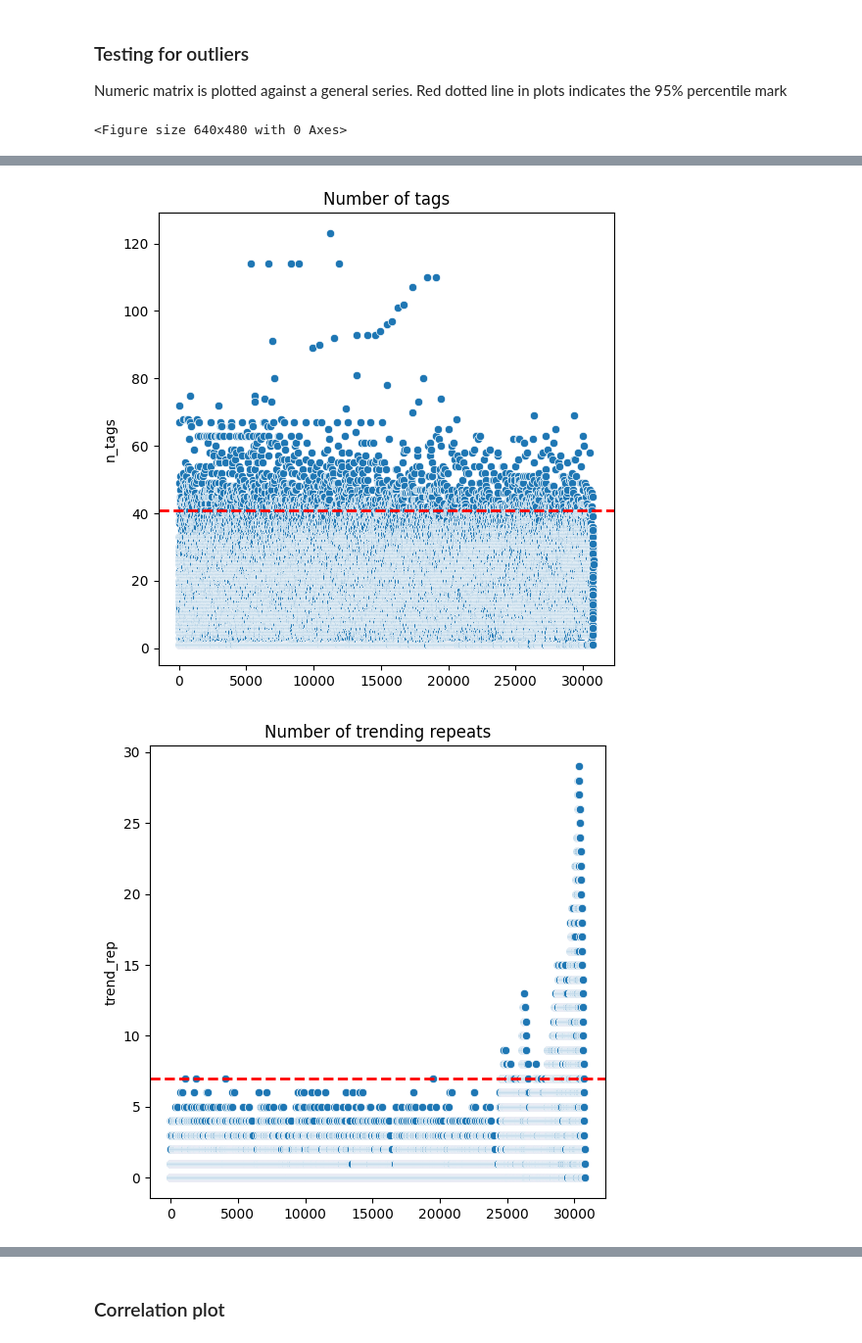
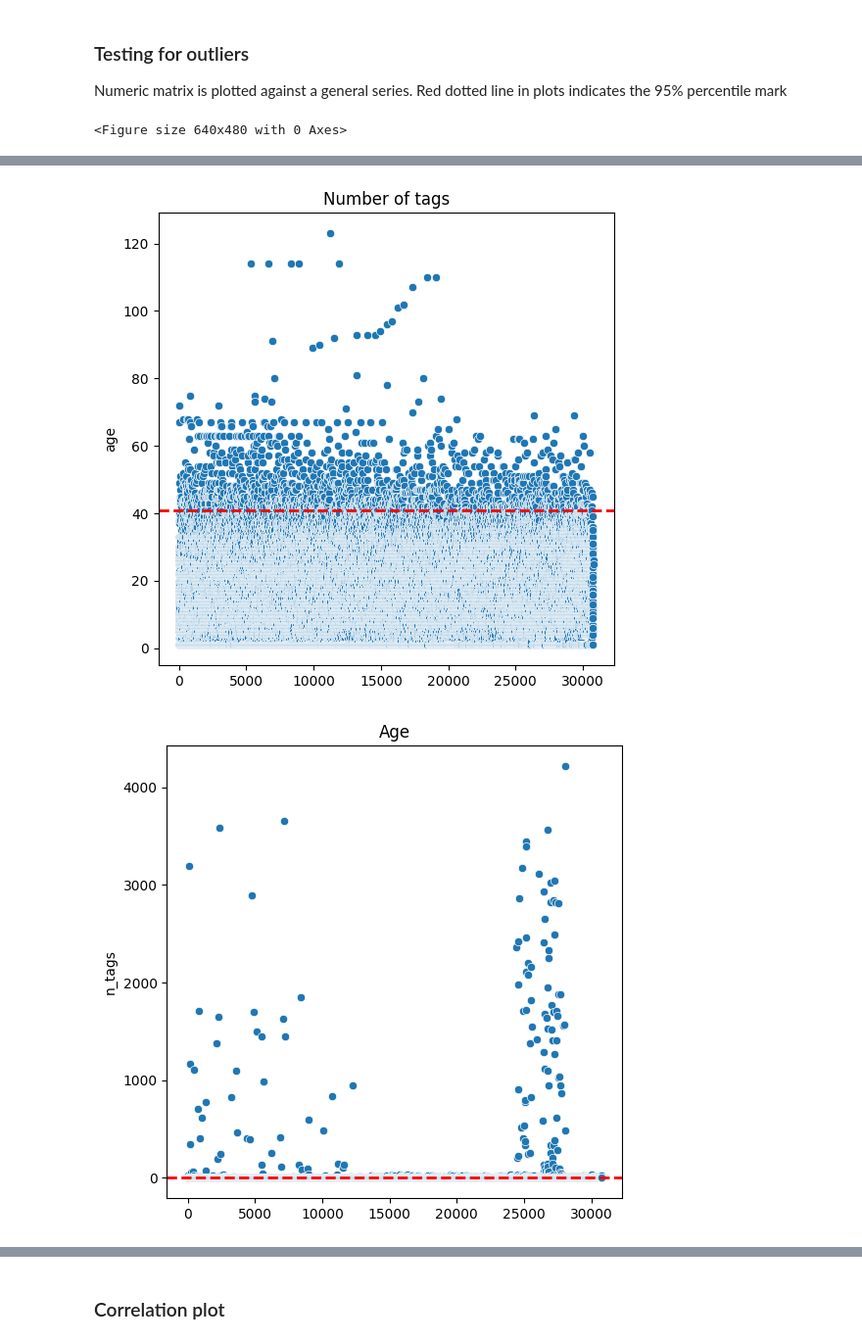
Before and after one commit to Thampi-hub/Springboard_RT, a Jupyter notebook: Capstone_2/2_DataWrangling/readData.ipynb, the cells around one changed output, grey strips where cells are left out. Shown at 98% size. Cells and saved outputs as stored; diff of their text form; code cells hidden in the pictures.

```diff
--- a/Capstone_2/2_DataWrangling/readData.ipynb
+++ b/Capstone_2/2_DataWrangling/readData.ipynb
@@ -189,7 +189,7 @@ trendCat_values = ["One-time hit", "Repeat hit"]
 filtrData['trend_cat'] = np.select(trendCat_conditions, trendCat_values, default="")
 
 # Age of video: Earliest trending date - Publish date
-filtrData['Age'] = filtrData['trending_date'] - filtrData['publish_date']
+filtrData['age'] = (filtrData['trending_date'] - filtrData['publish_date']).dt.days.astype(int)
 
 filtrData.head()
 # %% [output]
@@ -225,31 +240,31 @@ Trending repeats could be further subclassified into following classes if furteh
 ### Testing for outliers
 Numeric matrix is plotted against a general series. Red dotted line in plots indicates the 95% percentile mark
 # %%
-numeric_metrics = ["views","likes","dislikes","comment_count","n_tags","trend_rep"]
+numeric_metrics = ["views","likes","dislikes","comment_count","n_tags","age","trend_rep"]
 dt = filtrData.loc[:, numeric_metrics]
 
 plt.clf()
-title_names = numeric_metrics[0:3] + ["Comment count","Number of tags","Number of trending repeats"]
-label_names = [i+" (in millions)" for i in numeric_metrics[0:4]] + ["n_tags","trend_rep"]
+title_names = numeric_metrics[0:3] + ["Comment count","Number of tags","Age","Number of trending repeats"]
+label_names = [i+" (in millions)" for i in numeric_metrics[0:4]] + ["age","n_tags","trend_rep"]
 
 for i in range(6):
   num_var = dt.iloc[:, i]/1e6 if i<4 else dt.iloc[:, i]
   percentile_line = int(np.percentile(num_var, 95))
 
   plt.figure(figsize=(6, 6))
   sns.scatterplot( x=range(len(num_var+1)), y=num_var )
   plt.axhline(y=percentile_line, color='red', linestyle='--', linewidth=2)  # Adjust color, style, and thickness as needed
   plt.ylabel(label_names[i])
   plt.title(title_names[i])
   plt.show()
 # %% [output]
 <Figure size 640x480 with 0 Axes>
 [figure]
 [figure]
 [figure]
 [figure]
-[figure, old version]
+[figure, new version]
-[figure, old version]
+[figure, new version]
 # %%
 ## Counts per trending occurance (category)
 filtrData.groupby("trend_cat")["trend_cat"].count().\
```
Also changed, not shown: parts of 6 cells of this notebook.
